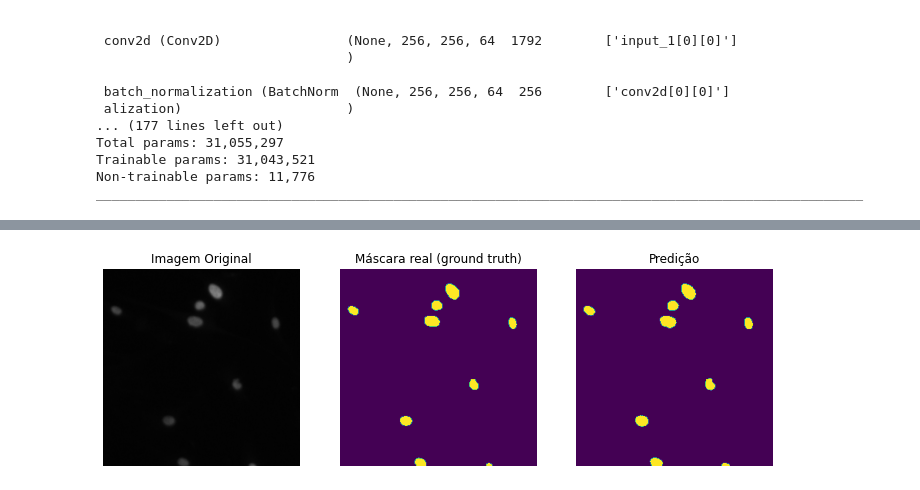
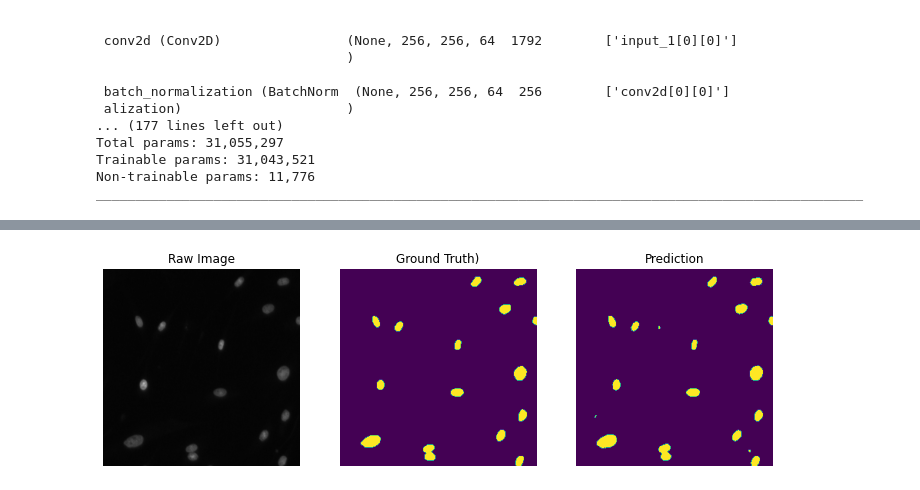
Before and after one commit to Lucs1590/study_segmentation, a Jupyter notebook: semantic_segmentation.ipynb, the cells around one changed output, grey strips where cells are left out. Cells and saved outputs as stored; diff of their text form; code cells hidden in the pictures.

Commit message:
feat: applying all semantic segmentation process

```diff
--- a/semantic_segmentation.ipynb
+++ b/semantic_segmentation.ipynb
@@ -528,10 +528,10 @@ nome_modelo
 # %%
 from tensorflow.keras.models import model_from_json
 # %%
-json_file = open('/content/modelo_unet.json', 'r')
+json_file = open('/content/unet_model.json', 'r')
 loaded_model_json = json_file.read()
 json_file.close()
-modelo2 = model_from_json(loaded_model_json)
+model_2 = model_from_json(loaded_model_json)
 # %%
-modelo2.load_weights('/content/modelo_unet.h5')
+model_2.load_weights('/content/unet_model.h5')
 # %%
@@ -555,11 +555,11 @@ Trainable params: 31,043,521
 Non-trainable params: 11,776
 __________________________________________________________________________________________________
 # %%
-idx = 0
+idx = 27
 
-img_teste = np.expand_dims(X_val[idx], 0)
-predicao_val = modelo2.predict(img_teste, verbose=1)
-predicao_val = (predicao_val > 0.5).astype(np.uint8)
+test_img = np.expand_dims(X_val[idx], 0)
+val_pred = model_2.predict(test_img, verbose=1)
+val_pred = (val_pred > 0.5).astype(np.uint8)
 
-compara_segmentacoes(X_val[idx], np.squeeze(y_val[idx]), np.squeeze(predicao_val[idx]))
+compare_segmentations(X_val[idx], np.squeeze(y_val[idx]), np.squeeze(val_pred))
 # %% [output]
@@ -567 +567 @@ compara_segmentacoes(X_val[idx], np.squeeze(y_val[idx]), np.squeeze(predicao_val
-[figure, old version]
+[figure, new version]
```
Also changed, not shown: parts of 23 cells of this notebook.
